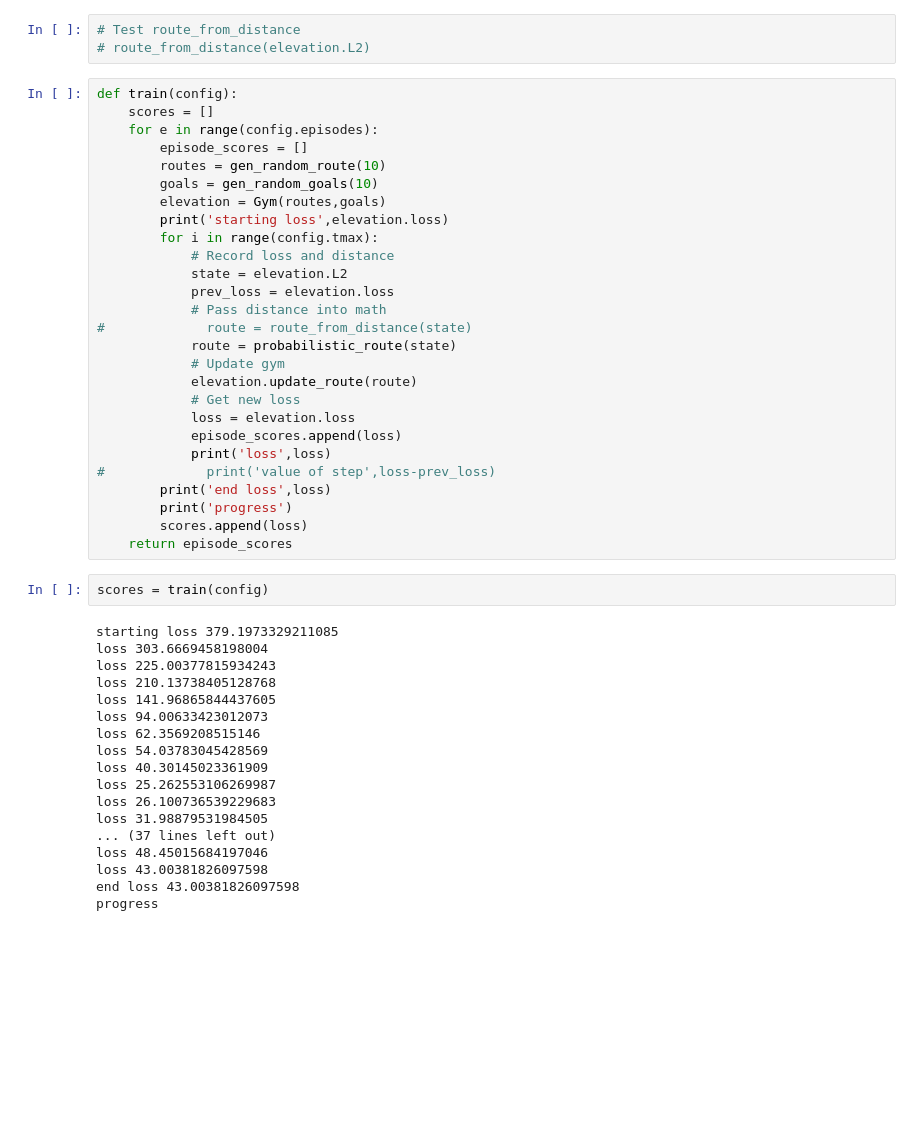
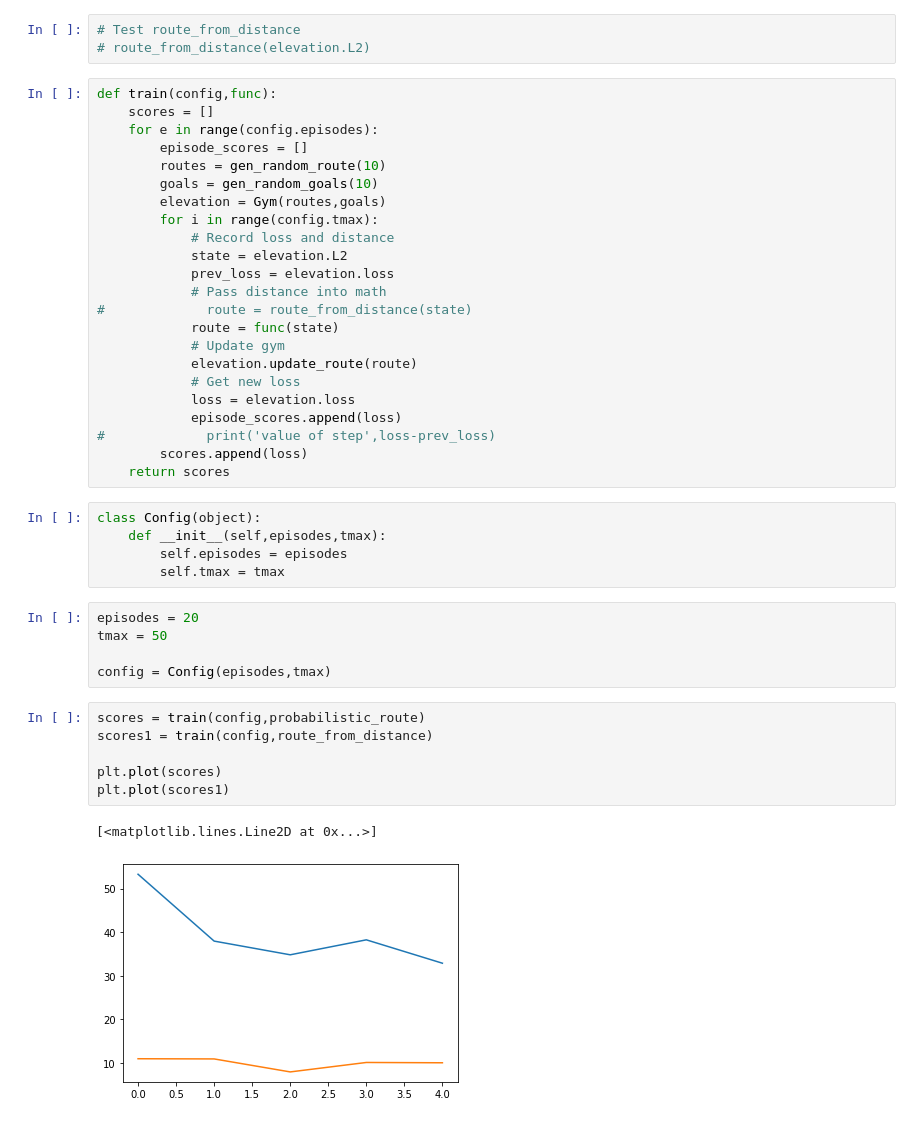
Before and after one commit to C5ipo7i/Jupyter_notebooks, a Jupyter notebook: Routemuse_suggestions.ipynb, the cells around one changed output. Cells and saved outputs as stored; diff of their text form; blank space fills up the shorter version.

```diff
--- a/Routemuse_suggestions.ipynb
+++ b/Routemuse_suggestions.ipynb
@@ -477,49 +467,44 @@ def probabilistic_route(distance):
 # Test route_from_distance
 # route_from_distance(elevation.L2)
 # %%
-def train(config):
+def train(config,func):
     scores = []
     for e in range(config.episodes):
         episode_scores = []
         routes = gen_random_route(10)
         goals = gen_random_goals(10)
         elevation = Gym(routes,goals)
-        print('starting loss',elevation.loss)
         for i in range(config.tmax):
             # Record loss and distance
             state = elevation.L2
             prev_loss = elevation.loss
             # Pass distance into math
 #             route = route_from_distance(state)
-            route = probabilistic_route(state)
+            route = func(state)
             # Update gym
             elevation.update_route(route)
             # Get new loss
             loss = elevation.loss
             episode_scores.append(loss)
-            print('loss',loss)
 #             print('value of step',loss-prev_loss)
-        print('end loss',loss)
-        print('progress')
         scores.append(loss)
-    return episode_scores
+    return scores
-# %%
-scores = train(config)
-# %% [output]
-starting loss 379.1973329211085
-loss 303.6669458198004
-loss 225.00377815934243
-loss 210.13738405128768
-loss 141.96865844437605
-loss 94.00633423012073
-loss 62.3569208515146
-loss 54.03783045428569
-loss 40.30145023361909
-loss 25.262553106269987
-loss 26.100736539229683
-loss 31.98879531984505
-... (37 lines left out)
-loss 48.45015684197046
-loss 43.00381826097598
-end loss 43.00381826097598
-progress
+# %%
+class Config(object):
+    def __init__(self,episodes,tmax):
+        self.episodes = episodes
+        self.tmax = tmax
+# %%
+episodes = 20
+tmax = 50
+
+config = Config(episodes,tmax)
+# %%
+scores = train(config,probabilistic_route)
+scores1 = train(config,route_from_distance)
+
+plt.plot(scores)
+plt.plot(scores1)
+# %% [output]
+[<matplotlib.lines.Line2D at 0x...>]
+[figure, added]
```
Also changed, not shown: parts of 15 cells of this notebook.
